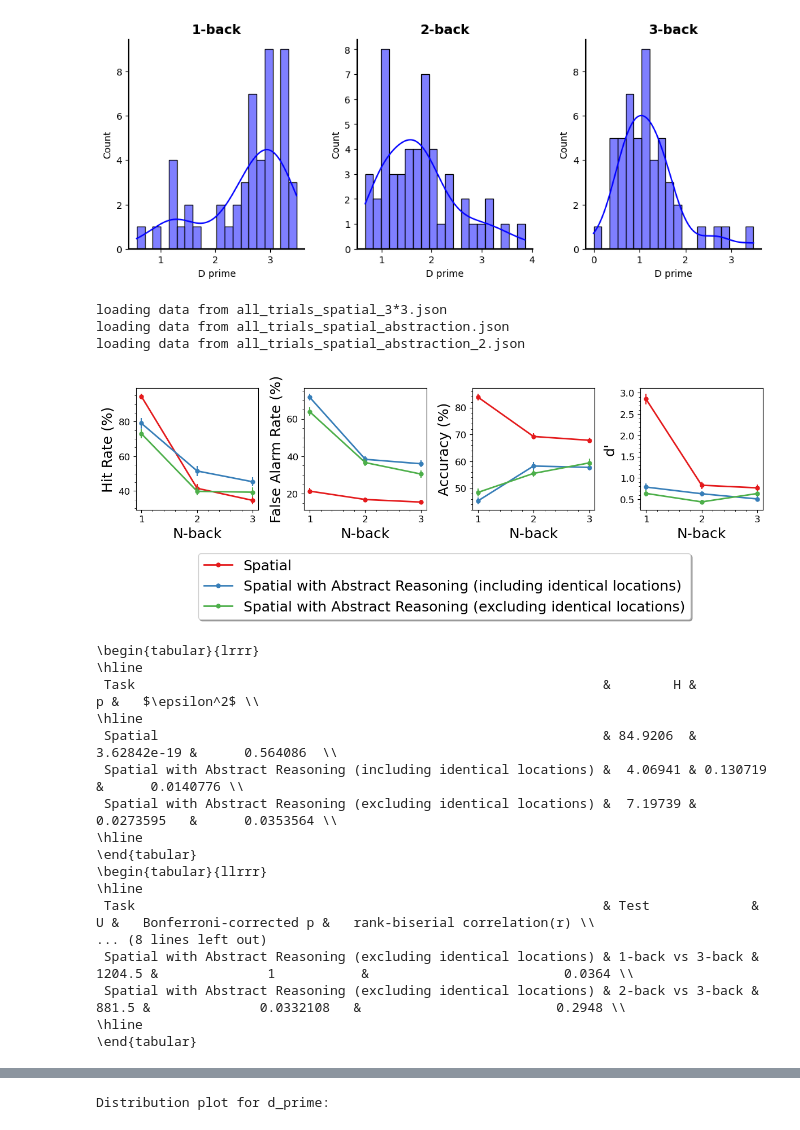
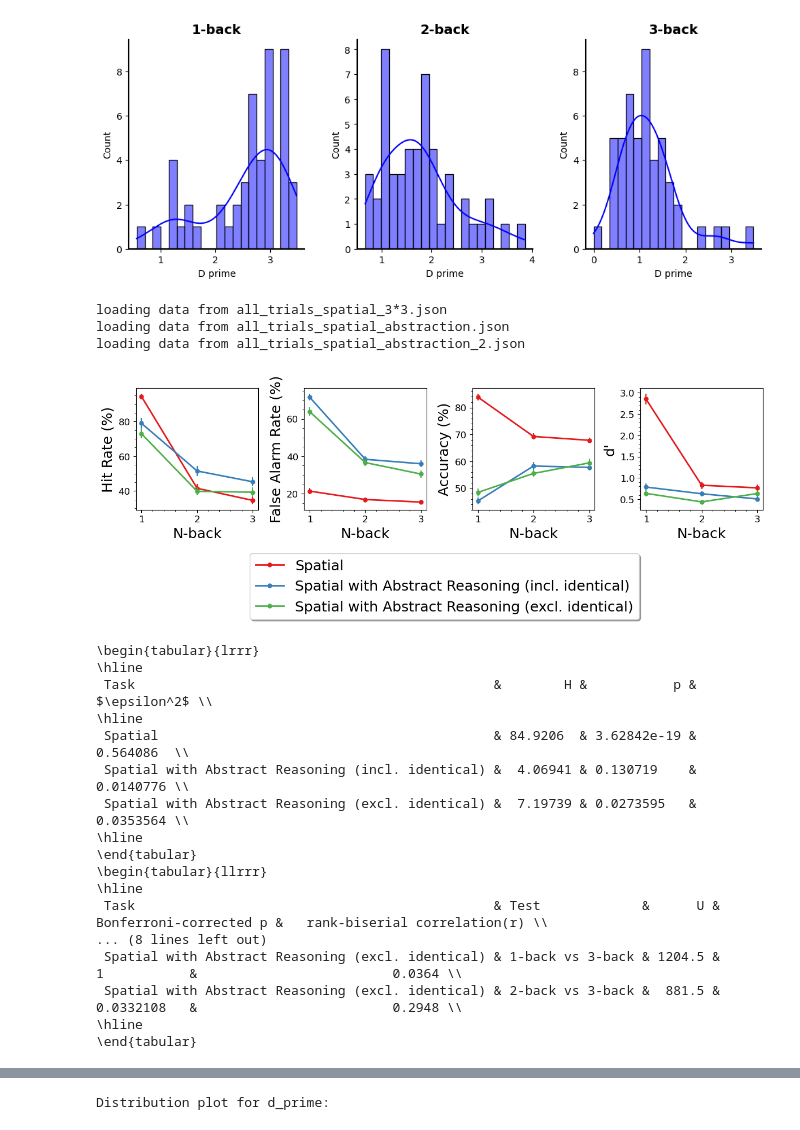
Before and after one commit to Daniel-Gong/ChatGPT-WM, a Jupyter notebook: analysis_across_exps.ipynb, the cells around one changed output, grey strips where cells are left out. Cells and saved outputs as stored; diff of their text form; code cells hidden in the pictures.

```diff
--- a/analysis_across_exps.ipynb
+++ b/analysis_across_exps.ipynb
@@ -627,3 +736,28 @@ create_table_U(U_results, task_names,test_groups)
  Spatial 7*7 & 2-back vs 3-back & 1863   &              7.07856e-05 &                        -0.4904 \\
 \hline
 \end{tabular}
+# %%
+# create dprime Wilcoxon test table
+
+dprime_results = []
+
+for i,exp_name in enumerate(exps):
+    result = test_dprime(raw_data_spatial_exps_grid[exp_name], n_list)
+    dprime_results.append(result)
+
+task_names = ["Spatial 3*3", "Spatial 4*4", "Saptial 5*5", "Spatial 7*7"]
+test_groups = ["1-back","2-back","3-back"]
+
+def create_table_dprime(results, task_names,test_groups):
+    headers = ["Task","n-back","T","p","r"]
+    table = []
+    for (result, task_name) in (zip(results, task_names)):
+        for i,test_group in enumerate(test_groups):
+            row = [task_name, test_group]
+            for j,header in enumerate(headers[2:]):
+                row.append(result[j][i])
+            table.append(row)
+
+    print(tabulate(table, headers=headers, tablefmt="latex_raw"))
+
+create_table_dprime(dprime_results, task_names,test_groups)
@@ -657,35 +810,35 @@ fig, axes = plt.subplots(1, 4, figsize=(12, 3), sharex=True)
 axes = axes.flatten()
 palette = sns.color_palette("Set1", 3)
 line_styles = ['-', '-', '-', '-']
 
 for i, (measure, ylabel) in enumerate(zip(["hit_rate", "false_alarm_rate", "accuracy", "d_prime"],
                                             ["Hit Rate (%)", "False Alarm Rate (%)", "Accuracy (%)", "d'"])):
     ax = axes[i]
     for j, (summary_stats, label) in enumerate(zip([summary_stats_spatial_exps_abstraction[exp] for exp in exps],
-                                    ["Spatial", "Spatial with Abstract Reasoning (including identical locations)", "Spatial with Abstract Reasoning (excluding identical locations)"])):
+                                    ["Spatial", "Spatial with Abstract Reasoning (incl. identical)", "Spatial with Abstract Reasoning (excl. identical)"])):
 
         ax.plot(n_list, [summary_stats[n][measure]["mean"] for n in n_list], label=label,  color=palette[j], linestyle=line_styles[j], linewidth=2,marker='o', markersize=5)
         ax.errorbar(n_list, [summary_stats[n][measure]["mean"] for n in n_list],
                     yerr=[summary_stats[n][measure]["stderr"] for n in n_list], fmt='none',  ecolor=palette[j], alpha=1)
 
     ax.set_ylabel(ylabel, fontsize=18)
     ax.grid(False)
     ax.xaxis.set_minor_locator(ticker.AutoMinorLocator())
     ax.yaxis.set_minor_locator(ticker.AutoMinorLocator())
     ax.tick_params(axis='both', which='both', labelsize=12)
     ax.set_xlabel("N-back", fontsize=18)
 
 plt.tight_layout()
 plt.legend(loc='upper center', bbox_to_anchor=(-1.6, -0.3), fancybox=True, shadow=True, ncol=1, fontsize=18)
 plt.show()
 
 # save figure
 fig.savefig(os.path.join("figures", "performance_on_spatial_n_back_tasks_3.pdf"), format="pdf", dpi=300, bbox_inches='tight')
 # %% [output]
 loading data from all_trials_spatial_3*3.json
 loading data from all_trials_spatial_abstraction.json
 loading data from all_trials_spatial_abstraction_2.json
-[figure, old version]
+[figure, new version]
 # %%
 # for each of the spatial task above, perform non-parametric statistical tests (Kruskal-Wallis H test and post-hoc U test) on the d_prime scores across different N-back levels
 # and define a function to create a latex table for the H tests
@@ -699,7 +852,7 @@ for i,exp_name in enumerate(exps):
     U_results.append(U_result)
     H_results.append(H_result)
 
-task_names = ["Spatial", "Spatial with Abstract Reasoning (including identical locations)", "Spatial with Abstract Reasoning (excluding identical locations)"]
+task_names = ["Spatial", "Spatial with Abstract Reasoning (incl. identical)", "Spatial with Abstract Reasoning (excl. identical)"]
 
 # put the H test results of all the verbal tasks together and create a latex table
 def create_table_H(results, task_names):
@@ -736,18 +889,18 @@ create_table_U(U_results, task_names,test_groups)
 # %% [output]
 \begin{tabular}{lrrr}
 \hline
- Task                                                            &        H &           p &   $\epsilon^2$ \\
+ Task                                              &        H &           p &   $\epsilon^2$ \\
 \hline
- Spatial                                                         & 84.9206  & 3.62842e-19 &      0.564086  \\
- Spatial with Abstract Reasoning (including identical locations) &  4.06941 & 0.130719    &      0.0140776 \\
- Spatial with Abstract Reasoning (excluding identical locations) &  7.19739 & 0.0273595   &      0.0353564 \\
+ Spatial                                           & 84.9206  & 3.62842e-19 &      0.564086  \\
+ Spatial with Abstract Reasoning (incl. identical) &  4.06941 & 0.130719    &      0.0140776 \\
+ Spatial with Abstract Reasoning (excl. identical) &  7.19739 & 0.0273595   &      0.0353564 \\
 \hline
 \end{tabular}
 \begin{tabular}{llrrr}
 \hline
- Task                                                            & Test             &      U &   Bonferroni-corrected p &   rank-biserial correlation(r) \\
+ Task                                              & Test             &      U &   Bonferroni-corrected p &   rank-biserial correlation(r) \\
 ... (8 lines left out)
- Spatial with Abstract Reasoning (excluding identical locations) & 1-back vs 3-back & 1204.5 &              1           &                         0.0364 \\
- Spatial with Abstract Reasoning (excluding identical locations) & 2-back vs 3-back &  881.5 &              0.0332108   &                         0.2948 \\
+ Spatial with Abstract Reasoning (excl. identical) & 1-back vs 3-back & 1204.5 &              1           &                         0.0364 \\
+ Spatial with Abstract Reasoning (excl. identical) & 2-back vs 3-back &  881.5 &              0.0332108   &                         0.2948 \\
 \hline
 \end{tabular}
```
Also changed, not shown: parts of 8 cells of this notebook, 26 other files.
